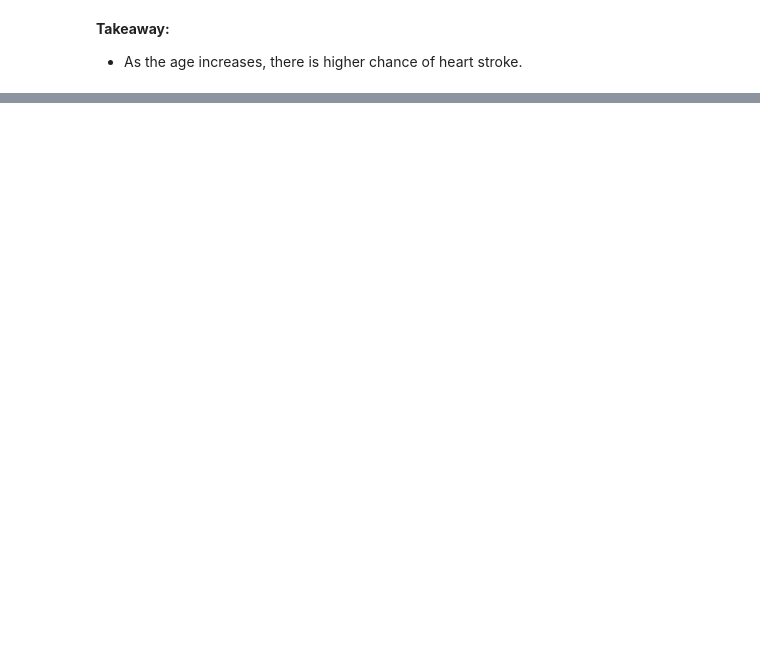
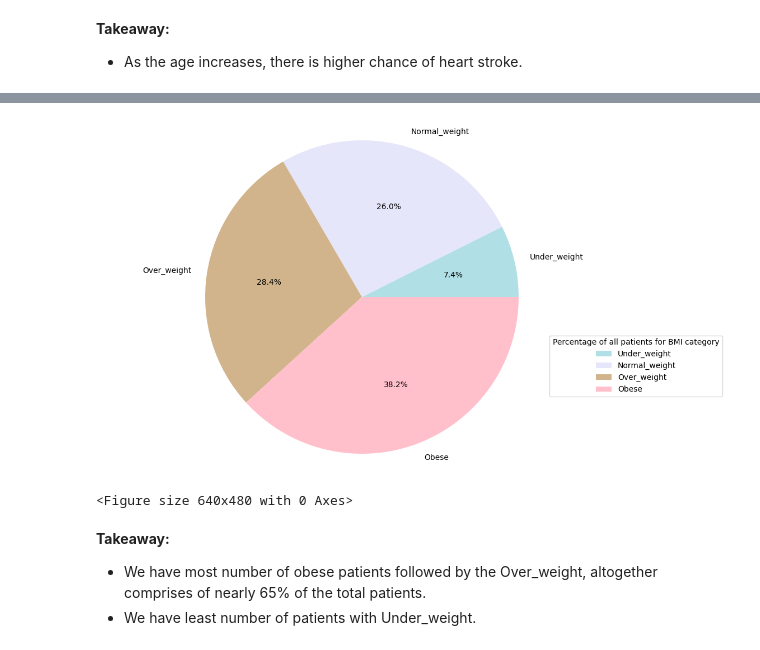
Before and after one commit to abhinandansamal/heart_stroke_prediction, a Jupyter notebook: notebooks/EDA_heart_stroke_prediction.ipynb, the cells around one changed output, grey strips where cells are left out. Saved outputs shown, nothing was run; the diff lists cells and outputs as text; code cells hidden in the pictures; blank space fills up the shorter version.

```diff
--- a/notebooks/EDA_heart_stroke_prediction.ipynb
+++ b/notebooks/EDA_heart_stroke_prediction.ipynb
@@ -531,0 +576,23 @@ plt.savefig("images/percentage_stroke_patients.png")
+# %%
+fig1, ax1 = plt.subplots(figsize=(12, 8))
+ax1.pie(x=[df[df["bmi"] <= 18.5]["stroke"].value_counts()[0],
+           df[(df["bmi"] <= 25) & (df["bmi"] > 18.5)]["stroke"].value_counts()[0],
+           df[(df["bmi"] <= 30) & (df["bmi"] > 25)]["stroke"].value_counts()[0],
+           df[df["bmi"] > 30]["stroke"].value_counts()[0]],
+           labels=["Under_weight", "Normal_weight", "Over_weight", "Obese"],
+           pctdistance=0.6, radius=6, autopct="%1.1f%%",
+           colors=["powderblue", "lavender", "tan", "pink"])
+ax1.axis("equal")
+plt.legend(title="Percentage of all patients for BMI category", loc=1, bbox_to_anchor=(1.2, 0.4))
+plt.show()
+
+# save chart
+plt.savefig("images/patient_percentage_bmi_category.png")
+# %% [output]
+[figure, added]
+<Figure size 640x480 with 0 Axes>
+# %% [markdown]
+**Takeaway:**
+
+* We have most number of obese patients followed by the Over_weight, altogether comprises of nearly 65% of the total patients.
+* We have least number of patients with Under_weight.
```
Also changed, not shown: parts of 51 cells of this notebook, 18 other files.
